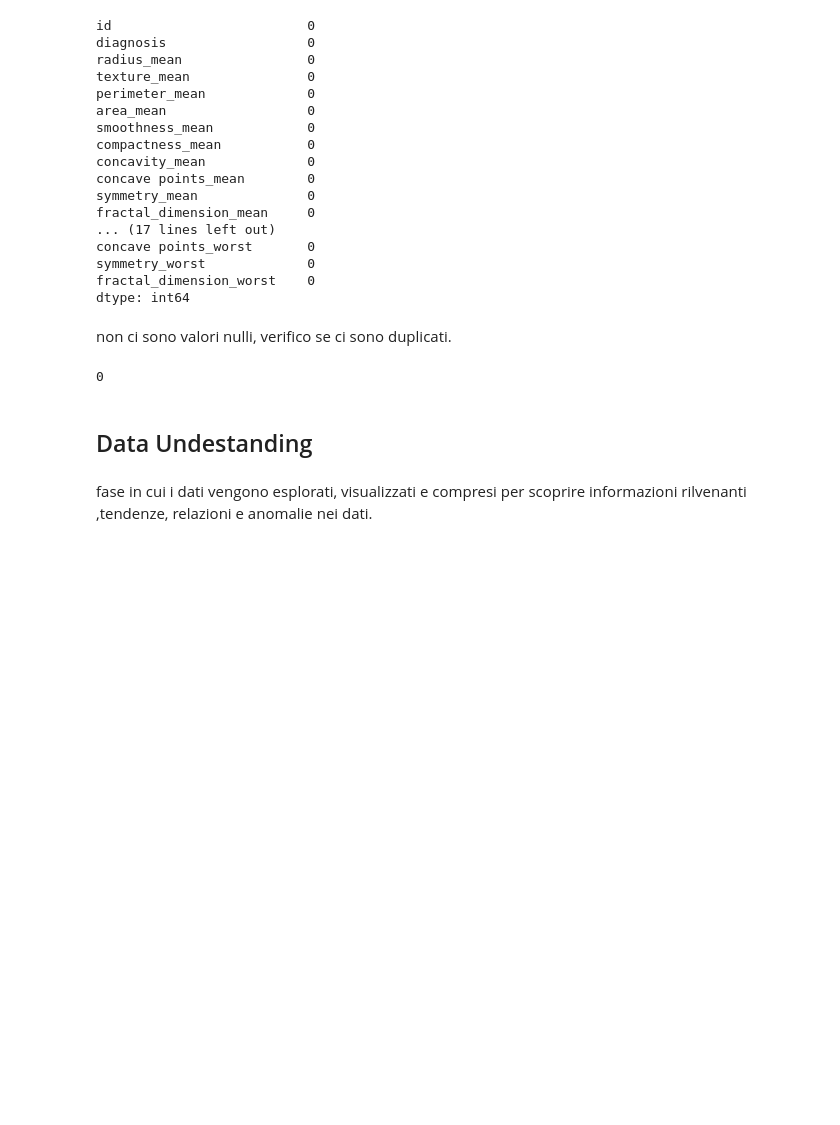
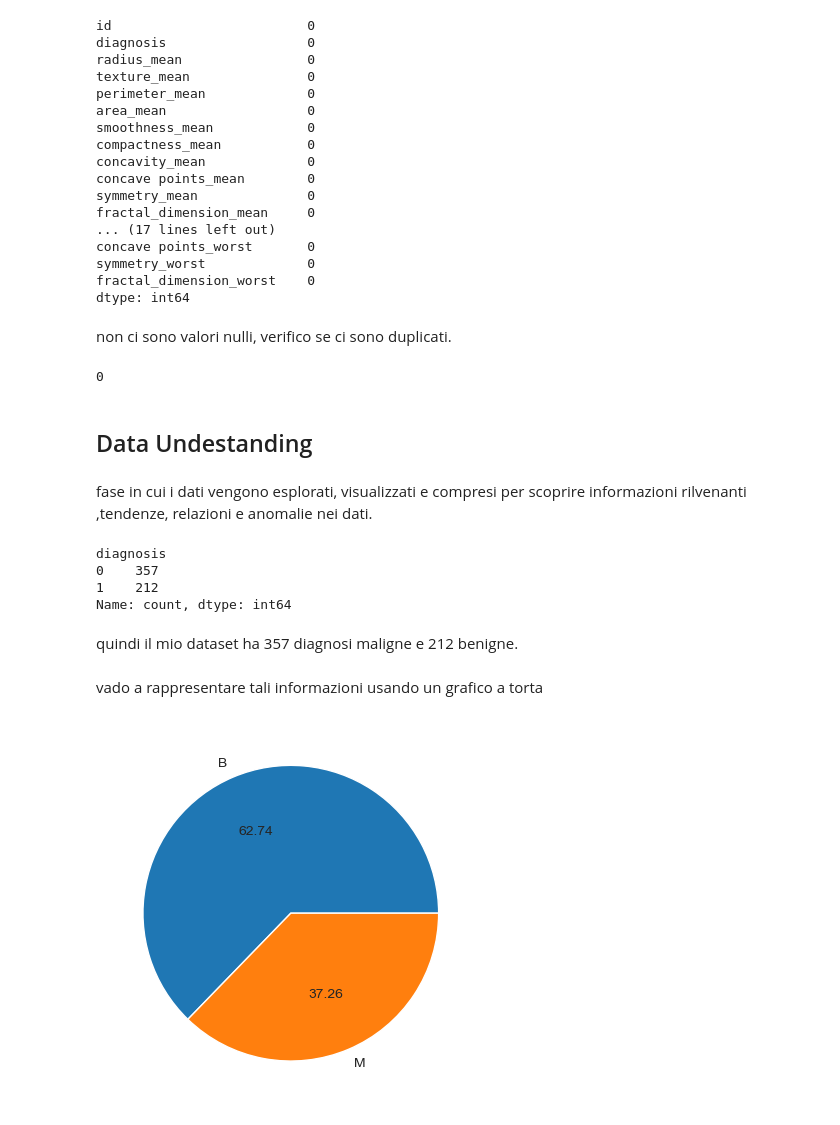
Before and after one commit to chiaracos/BreastCancerPrediction, a Jupyter notebook: BreastCancerPrediction.ipynb, the cells around one changed output. Saved outputs shown, nothing was run; the diff lists cells and outputs as text; code cells hidden in the pictures; blank space fills up the shorter version.

```diff
--- a/BreastCancerPrediction.ipynb
+++ b/BreastCancerPrediction.ipynb
@@ -145,3 +150,19 @@ df.duplicated().sum()
 ## Data Undestanding
 # %% [markdown]
 fase in cui i dati vengono esplorati, visualizzati e compresi per scoprire informazioni rilvenanti ,tendenze, relazioni e anomalie nei dati.
+# %%
+df['diagnosis'].value_counts()
+# %% [output]
+diagnosis
+0    357
+1    212
+Name: count, dtype: int64
+# %% [markdown]
+quindi il mio dataset ha 357 diagnosi maligne e 212 benigne.
+# %% [markdown]
+vado a rappresentare tali informazioni usando un grafico a torta
+# %%
+plt.pie(df['diagnosis'].value_counts(), labels=['B', 'M'], autopct="%0.2f")
+plt.show()
+# %% [output]
+[figure, added]
```
Also changed, not shown: parts of 3 cells of this notebook.
